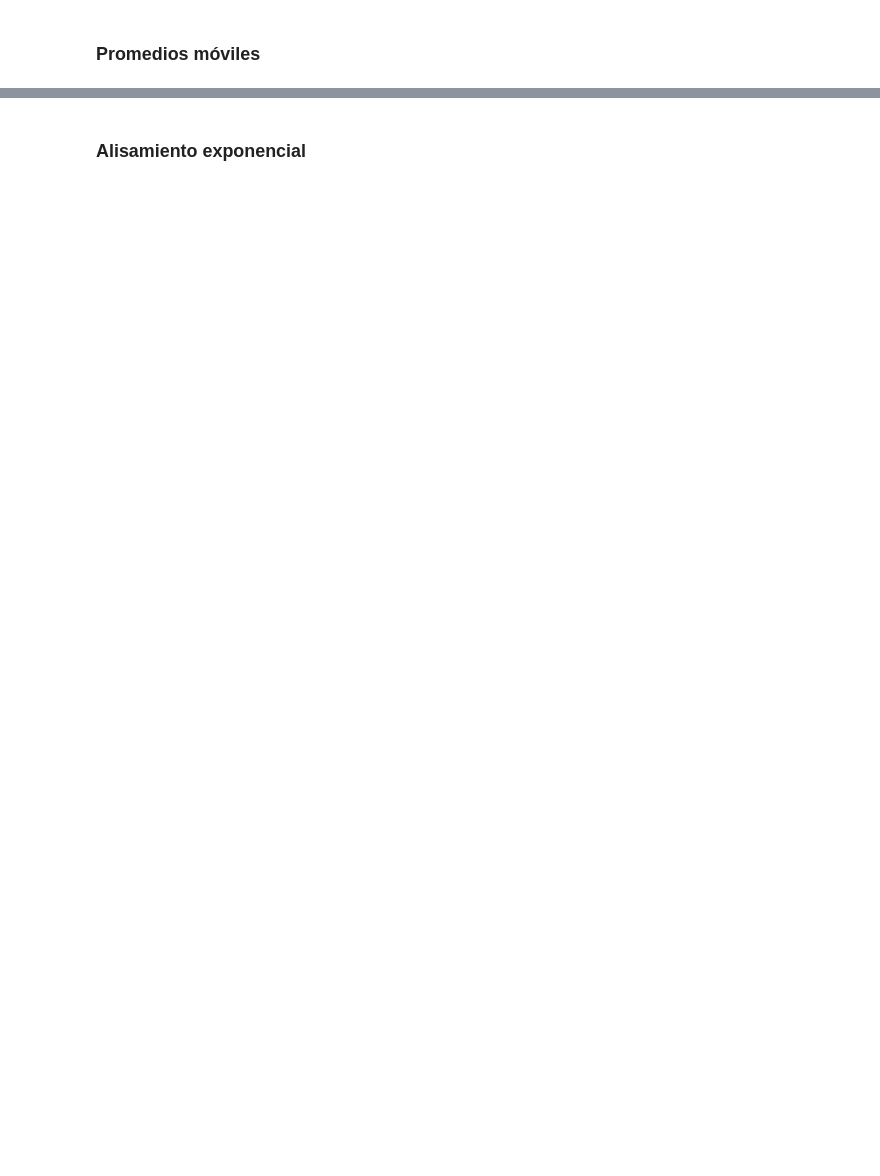
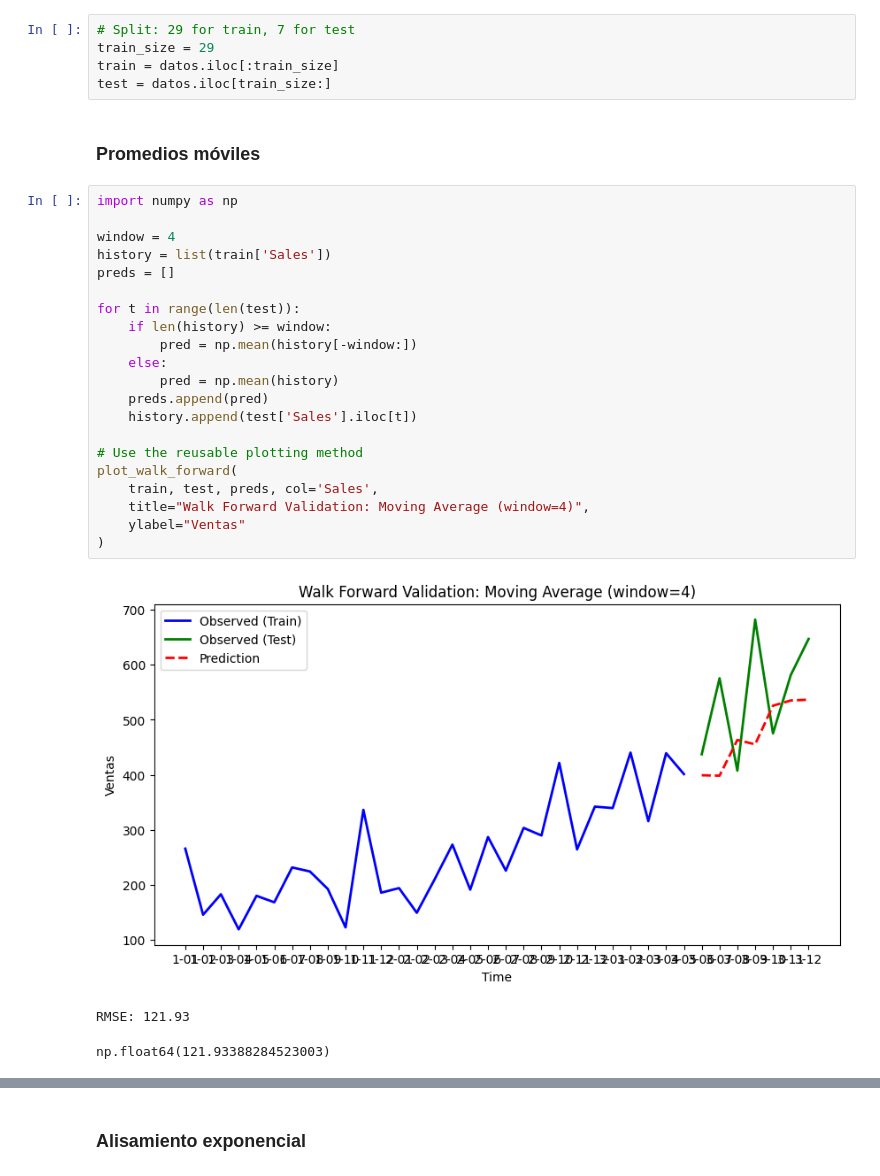
Before and after one commit to Its-Japo/DataScience, a Jupyter notebook: Lab1/main.ipynb, the cells around one changed output, grey strips where cells are left out. Saved outputs shown, nothing was run; the diff lists cells and outputs as text; blank space fills up the shorter version.

```diff
--- a/Lab1/main.ipynb
+++ b/Lab1/main.ipynb
@@ -44,4 +96,34 @@ plt.show()
+# %%
+# Split: 29 for train, 7 for test
+train_size = 29
+train = datos.iloc[:train_size]
+test = datos.iloc[train_size:]
 # %% [markdown]
 ### Promedios móviles
+# %%
+import numpy as np
+
+window = 4
+history = list(train['Sales'])
+preds = []
+
+for t in range(len(test)):
+    if len(history) >= window:
+        pred = np.mean(history[-window:])
+    else:
+        pred = np.mean(history)
+    preds.append(pred)
+    history.append(test['Sales'].iloc[t])
+
+# Use the reusable plotting method
+plot_walk_forward(
+    train, test, preds, col='Sales',
+    title="Walk Forward Validation: Moving Average (window=4)",
+    ylabel="Ventas"
+)
+# %% [output]
+[figure, added]
+RMSE: 121.93
+np.float64(121.93388284523003)
 # %%
 # Promedio Móvil
```
Also changed, not shown: parts of 19 cells of this notebook.
